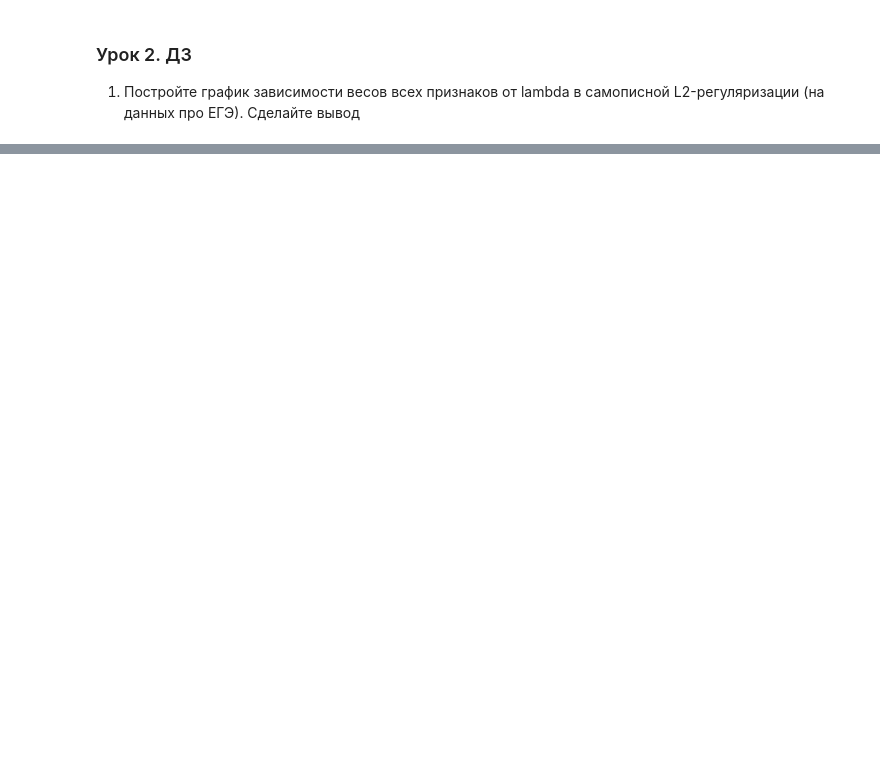
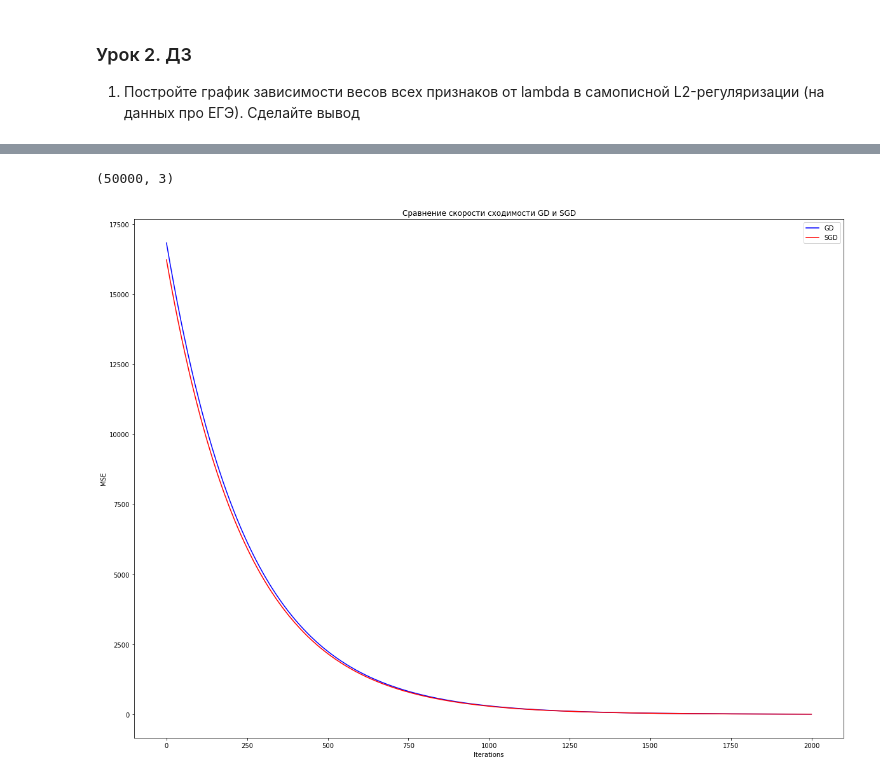
Before and after one commit to mechanic3000/GB_algo_data, a Jupyter notebook: Lesson_02.ipynb, the cells around one changed output, grey strips where cells are left out. Cells and saved outputs as stored; diff of their text form; code cells hidden in the pictures; blank space fills up the shorter version.

```diff
--- a/Lesson_02.ipynb
+++ b/Lesson_02.ipynb
@@ -29,0 +161,6 @@ print(f'{round(mserror(X, normal_eq_w, Y), 4)}')
+# %%
+X, y = make_regression(n_samples = 50_000, n_features=3, noise = 2)
+# %%
+X.shape
+# %% [output]
+(50000, 3)
@@ -29,0 +184,44 @@ print(f'{round(mserror(X, normal_eq_w, Y), 4)}')
+# %%
+def stohastic_gradient_descent_l2_mse_log(X, y, iterations, eta=1e-4, reg=1e-8):
+    W = np.random.randn(X.shape[1])
+    n = X.shape[0]
+    mse_log = []
+
+    for i in range(0, iterations):
+
+        inds = np.random.randint(n, size=X.shape[0])
+
+        X_tmp = X[inds, ]
+        y_tmp = np.array(y)[inds]
+
+
+        y_pred_tmp = np.dot(X_tmp, W)
+        dQ = 2/len(y_tmp) * X_tmp.T @ (y_pred_tmp - y_tmp) # градиент функции ошибки
+        dReg = reg * W # градиент регуляризации
+
+        W -= eta * (dQ + dReg)
+
+        err = calc_mse(y, np.dot(X, W))
+        mse_log.append([i, err])
+
+    return mse_log
+# %%
+iterations = 2000
+eta = 1e-3
+reg = 0
+
+gd_mse_log = np.array(gradient_descent_reg_l2_mse_log(X, y, iterations=iterations, eta=eta, reg=reg))
+sgd_mse_log = np.array(stohastic_gradient_descent_l2_mse_log(X, y, iterations=iterations, eta=eta, reg=reg))
+# %%
+fig, ax = plt.subplots()
+ax.plot(gd_mse_log[:,0], gd_mse_log[:,1], color='b', label = 'GD')
+ax.plot(sgd_mse_log[:,0], sgd_mse_log [:,1], color='r', label = 'SGD')
+ax.legend()
+plt.title('Сравнение скорости сходимости GD и SGD')
+plt.xlabel('Iterations')
+plt.ylabel('MSE')
+fig.set_figheight(15)
+fig.set_figwidth(20)
+plt.show()
+# %% [output]
+[figure, added]
```
Also changed, not shown: parts of 22 cells of this notebook, 1 other file.
